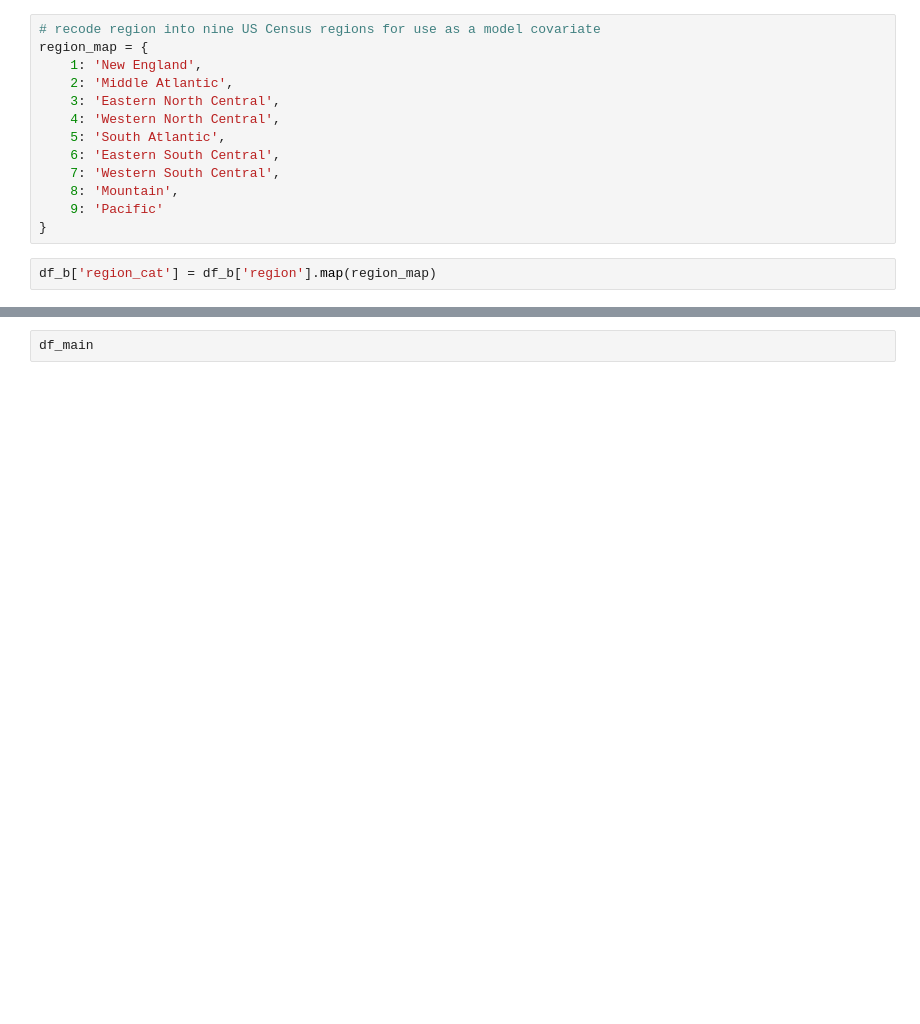
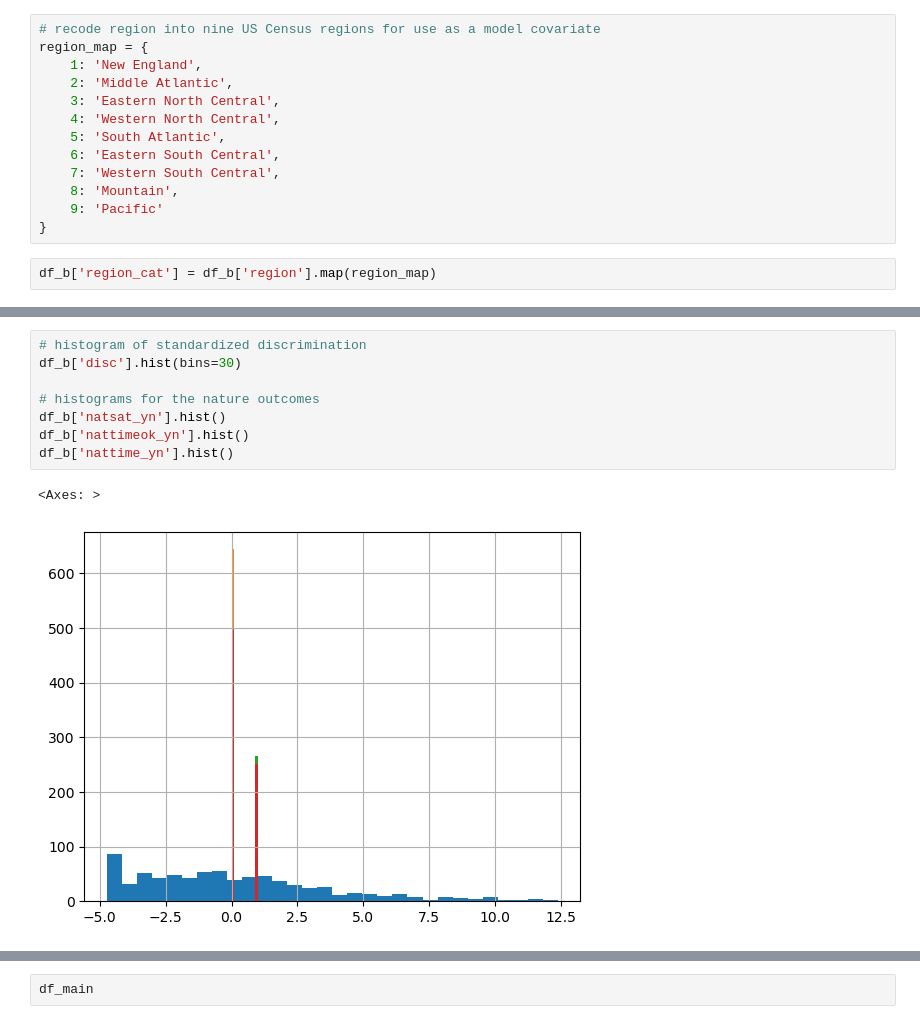
Before and after one commit to Mabus00/CSCI_6055_R, a Jupyter notebook: CSCI_6055_project.ipynb, the cells around one changed output, grey strips where cells are left out. Drawn from its saved outputs; the diff is of its cells as text; blank space fills up the shorter version.

```diff
--- a/CSCI_6055_project.ipynb
+++ b/CSCI_6055_project.ipynb
@@ -203,0 +214,11 @@ df_b['region_cat'] = df_b['region'].map(region_map)
+# %%
+# histogram of standardized discrimination
+df_b['disc'].hist(bins=30)
+
+# histograms for the nature outcomes
+df_b['natsat_yn'].hist()
+df_b['nattimeok_yn'].hist()
+df_b['nattime_yn'].hist()
+# %% [output]
+<Axes: >
+[figure, added]
```
Also changed, not shown: parts of 10 cells of this notebook.
